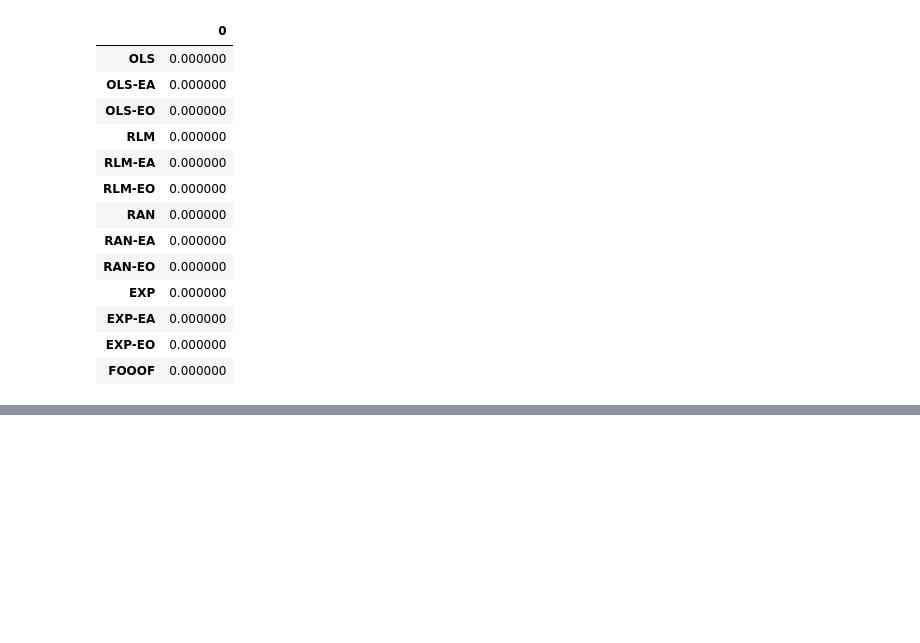
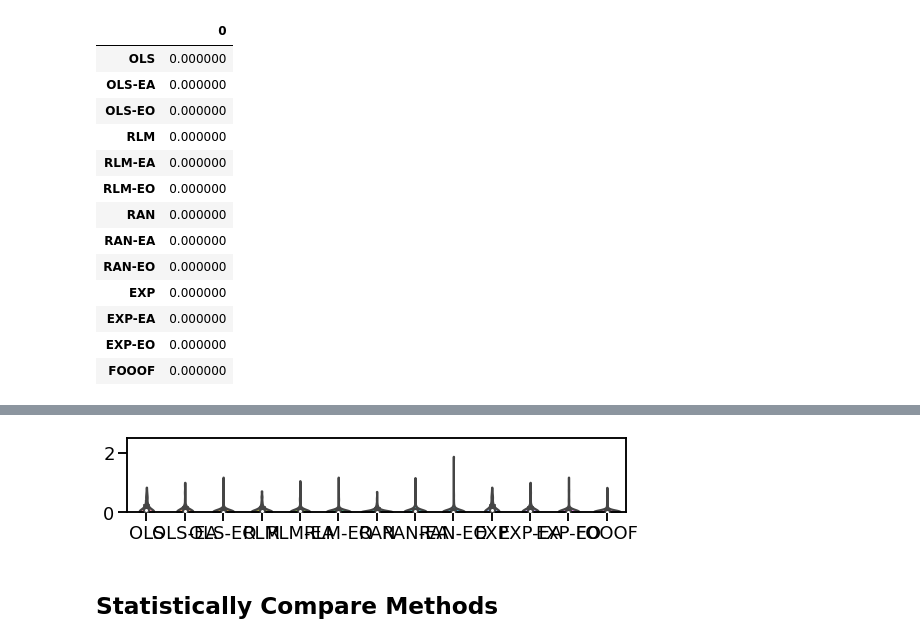
Before and after one commit to AperiodicMethods/AperiodicMethods, a Jupyter notebook: notebooks/02-FittingSimSpectra.ipynb, the cells around one changed output, grey strips where cells are left out. Drawn from its saved outputs; the diff is of its cells as text; code cells hidden in the pictures; blank space fills up the shorter version.

```diff
--- a/notebooks/02-FittingSimSpectra.ipynb
+++ b/notebooks/02-FittingSimSpectra.ipynb
@@ -292,0 +409,10 @@ sim_dat.errs = data
+# %%
+# Violin plot of error distributions
+ax = violin_errors(sims.errs, ylim=[0, 2.5])
+
+#if SAVE_FIG:
+#    plt.savefig(db.make_fig_name('violin_plot', file_type='pdf'))
+# %% [output]
+[figure, added]
+# %% [markdown]
+## Statistically Compare Methods
```
Also changed, not shown: parts of 24 cells of this notebook, 1 other file.
